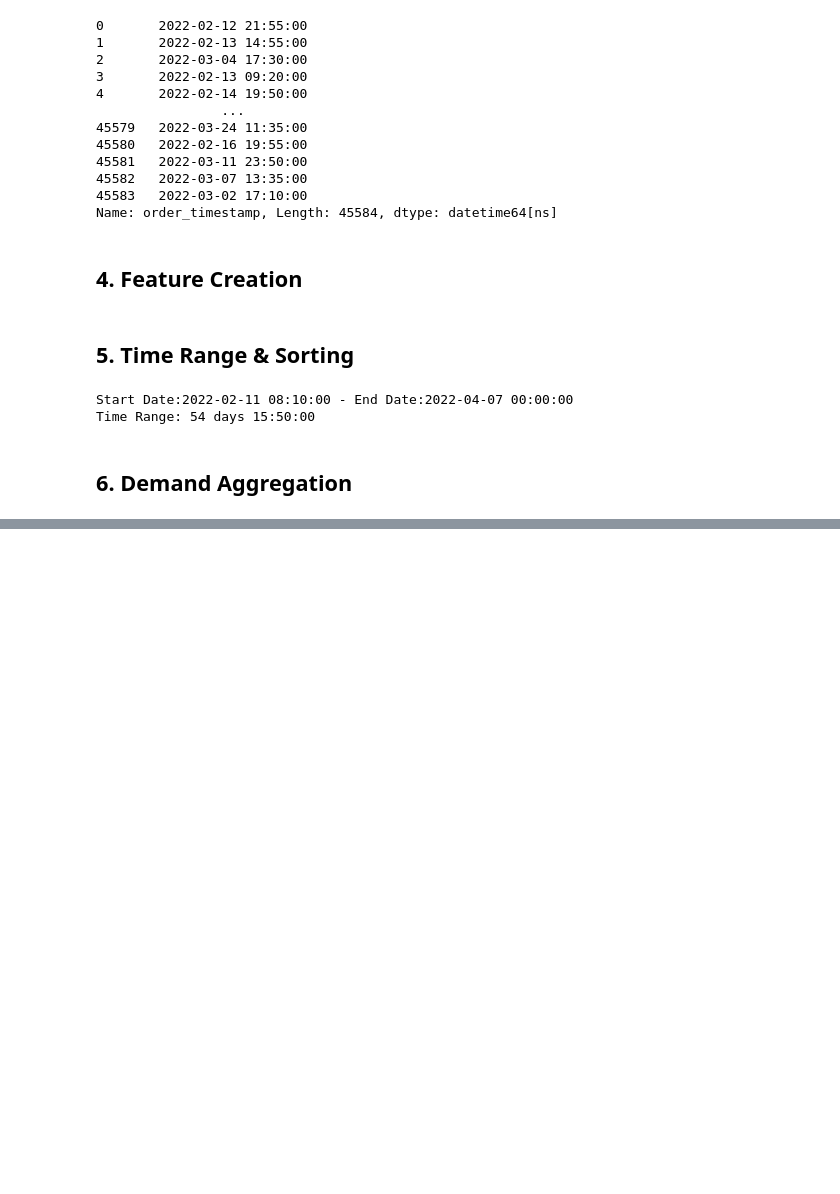
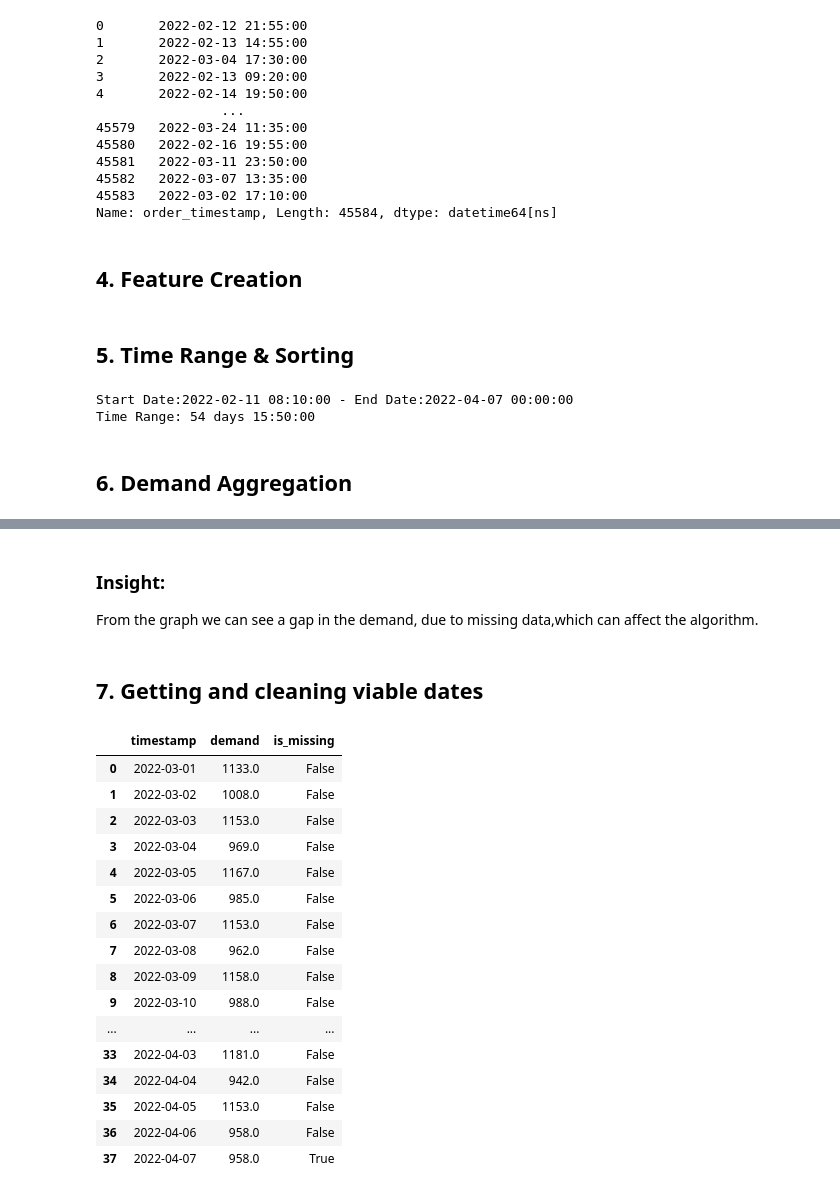
Before and after one commit to MooAbdelhamid/orderpulse-ai, a Jupyter notebook: notebooks/01_eda.ipynb, the cells around one changed output, grey strips where cells are left out. Cells and saved outputs as stored; diff of their text form; code cells hidden in the pictures; blank space fills up the shorter version.

```diff
--- a/notebooks/01_eda.ipynb
+++ b/notebooks/01_eda.ipynb
@@ -287,0 +292,53 @@ sns.lineplot(data=df_demand_hour, x='timestamp', y='demand')
+# %% [markdown]
+### Insight:
+From the graph we can see a gap in the demand, due to missing data,which can affect the algorithm.
+# %% [markdown]
+## 7. Getting and cleaning viable dates
+# %%
+df_demand_day['is_missing'] = df_demand_day['demand'] <= 20
+streak = 0
+missing_streak = []
+
+# Get missing streak days
+for val in df_demand_day['is_missing']:
+    if val:
+        streak += 1
+    else:
+        streak = 0
+    missing_streak.append(streak)
+
+df_demand_day['missing_streak'] = missing_streak
+
+# Define the gaps with more than one day
+df_demand_day['is_break'] = df_demand_day["missing_streak"] > 1
+
+# Divide data into blocks
+df_demand_day['block'] = (df_demand_day['is_break'] != df_demand_day['is_break'].shift()).cumsum()
+
+df_block_len = df_demand_day.groupby('block')['timestamp'].count().reset_index(name='days')
+
+mask = df_demand_day['block']  == df_block_len.loc[df_block_len['days'].idxmax(), 'block']
+df_demand_day_filtered = df_demand_day[mask]
+df_demand_day_filtered = df_demand_day_filtered.reset_index().drop(columns = ['index', 'missing_streak', 'is_break', 'block'])
+
+df_demand_day_filtered.loc[df_demand_day_filtered['is_missing'], 'demand'] = np.nan
+df_demand_day_filtered["demand"] = df_demand_day_filtered["demand"].interpolate()
+df_demand_day_filtered
+# %% [output]
+|  | timestamp | demand | is_missing |
+| 0 | 2022-03-01 | 1133.0 | False |
+| 1 | 2022-03-02 | 1008.0 | False |
+| 2 | 2022-03-03 | 1153.0 | False |
+| 3 | 2022-03-04 | 969.0 | False |
+| 4 | 2022-03-05 | 1167.0 | False |
+| 5 | 2022-03-06 | 985.0 | False |
+| 6 | 2022-03-07 | 1153.0 | False |
+| 7 | 2022-03-08 | 962.0 | False |
+| 8 | 2022-03-09 | 1158.0 | False |
+| 9 | 2022-03-10 | 988.0 | False |
+| ... | ... | ... | ... |
+| 33 | 2022-04-03 | 1181.0 | False |
+| 34 | 2022-04-04 | 942.0 | False |
+| 35 | 2022-04-05 | 1153.0 | False |
+| 36 | 2022-04-06 | 958.0 | False |
+| 37 | 2022-04-07 | 958.0 | True |
```
Also changed, not shown: parts of 5 cells of this notebook.
